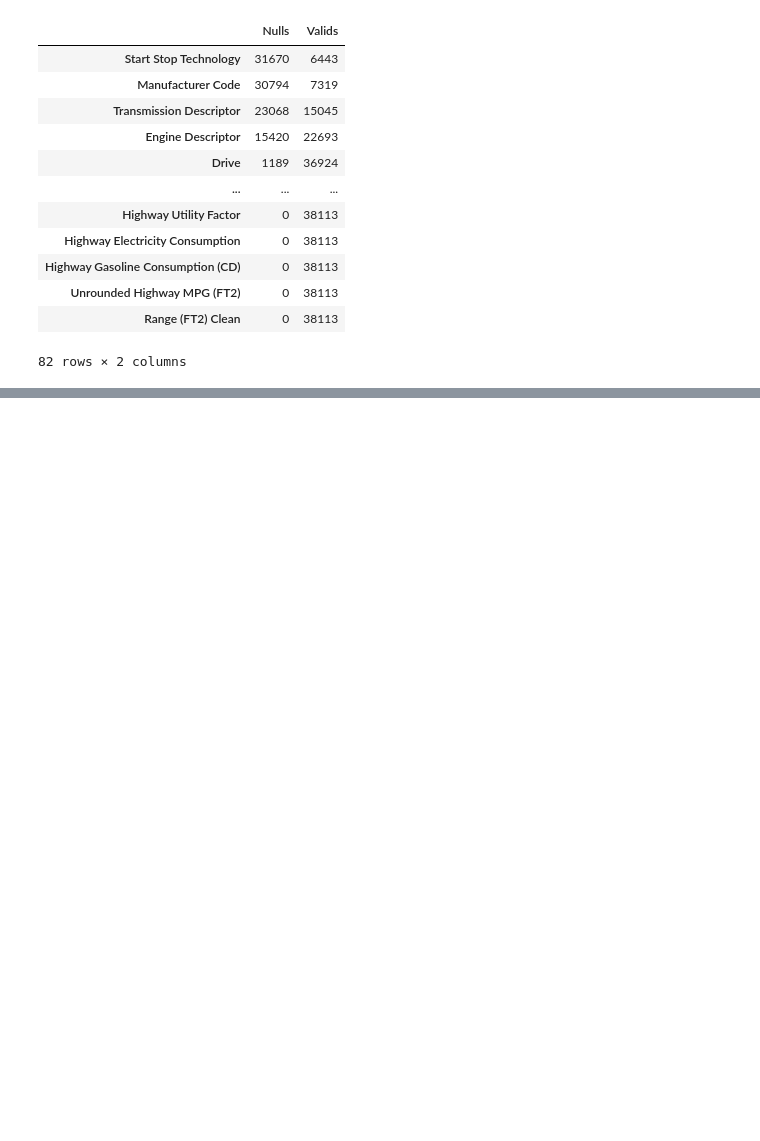
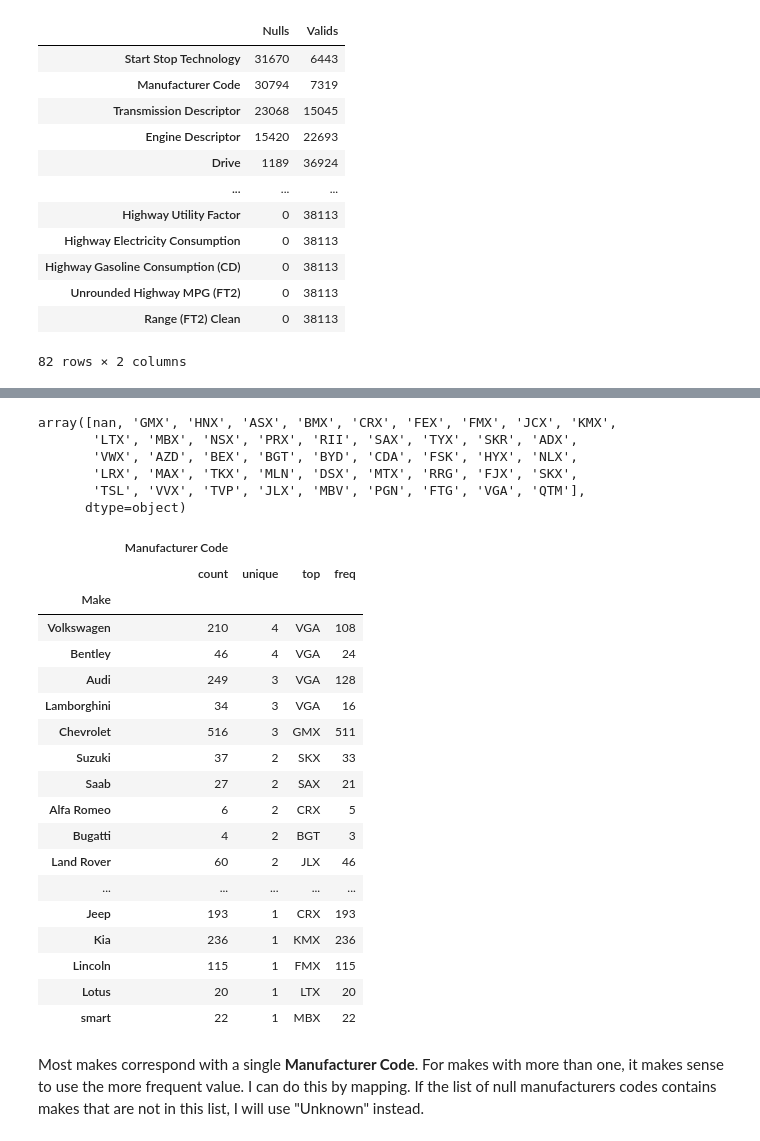
Before and after one commit to chloemd/DAT-1019-Chloe, a Jupyter notebook: Homework/Unit4/HW4_Fuel_Chloe_Part1.ipynb, the cells around one changed output, grey strips where cells are left out. Cells and saved outputs as stored; diff of their text form; code cells hidden in the pictures; blank space fills up the shorter version.

```diff
--- a/Homework/Unit4/HW4_Fuel_Chloe.ipynb
+++ b/Homework/Unit4/HW4_Fuel_Chloe_Part1.ipynb
@@ -523,0 +514,34 @@ nulls.sort_values(by='Nulls', ascending=False)
+# %%
+df['Manufacturer Code'].unique()
+# %% [output]
+array([nan, 'GMX', 'HNX', 'ASX', 'BMX', 'CRX', 'FEX', 'FMX', 'JCX', 'KMX',
+       'LTX', 'MBX', 'NSX', 'PRX', 'RII', 'SAX', 'TYX', 'SKR', 'ADX',
+       'VWX', 'AZD', 'BEX', 'BGT', 'BYD', 'CDA', 'FSK', 'HYX', 'NLX',
+       'LRX', 'MAX', 'TKX', 'MLN', 'DSX', 'MTX', 'RRG', 'FJX', 'SKX',
+       'TSL', 'VVX', 'TVP', 'JLX', 'MBV', 'PGN', 'FTG', 'VGA', 'QTM'],
+      dtype=object)
+# %%
+man_codes = df[df['Manufacturer Code'].notnull()][['Make','Manufacturer Code']].groupby(by='Make').describe()
+man_codes.sort_values(by=('Manufacturer Code', 'unique'), ascending=False)
+# %% [output]
+|  | Manufacturer Code |  |  |  |
+|  | count | unique | top | freq |
+| Make |  |  |  |  |
+| Volkswagen | 210 | 4 | VGA | 108 |
+| Bentley | 46 | 4 | VGA | 24 |
+| Audi | 249 | 3 | VGA | 128 |
+| Lamborghini | 34 | 3 | VGA | 16 |
+| Chevrolet | 516 | 3 | GMX | 511 |
+| Suzuki | 37 | 2 | SKX | 33 |
+| Saab | 27 | 2 | SAX | 21 |
+| Alfa Romeo | 6 | 2 | CRX | 5 |
+| Bugatti | 4 | 2 | BGT | 3 |
+| Land Rover | 60 | 2 | JLX | 46 |
+| ... | ... | ... | ... | ... |
+| Jeep | 193 | 1 | CRX | 193 |
+| Kia | 236 | 1 | KMX | 236 |
+| Lincoln | 115 | 1 | FMX | 115 |
+| Lotus | 20 | 1 | LTX | 20 |
+| smart | 22 | 1 | MBX | 22 |
+# %% [markdown]
+Most makes correspond with a single **Manufacturer Code**. For makes with more than one, it makes sense to use the more frequent value. I can do this by mapping. If the list of null manufacturers codes contains makes that are not in this list, I will use "Unknown" instead.
```
Also changed, not shown: parts of 39 cells of this notebook.
